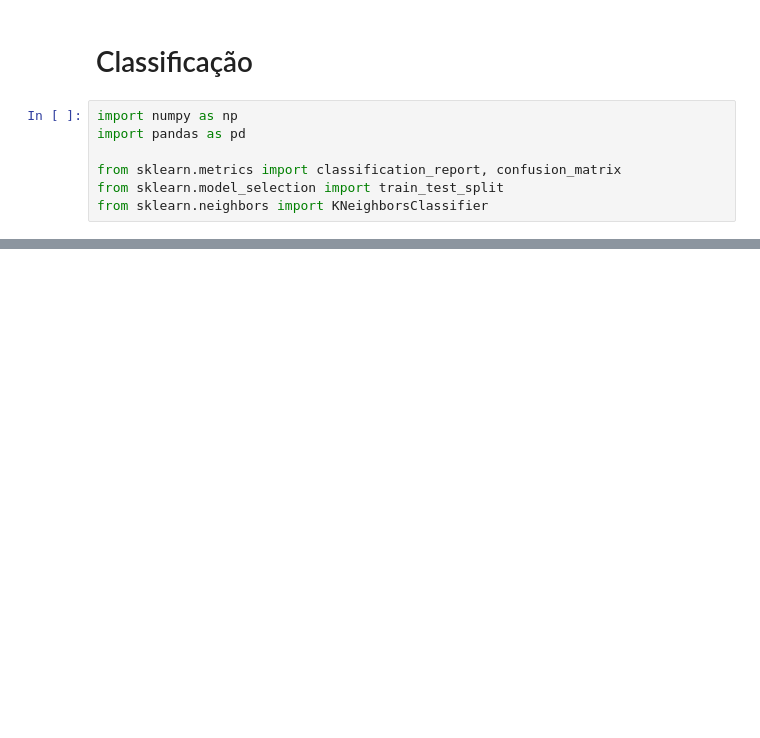
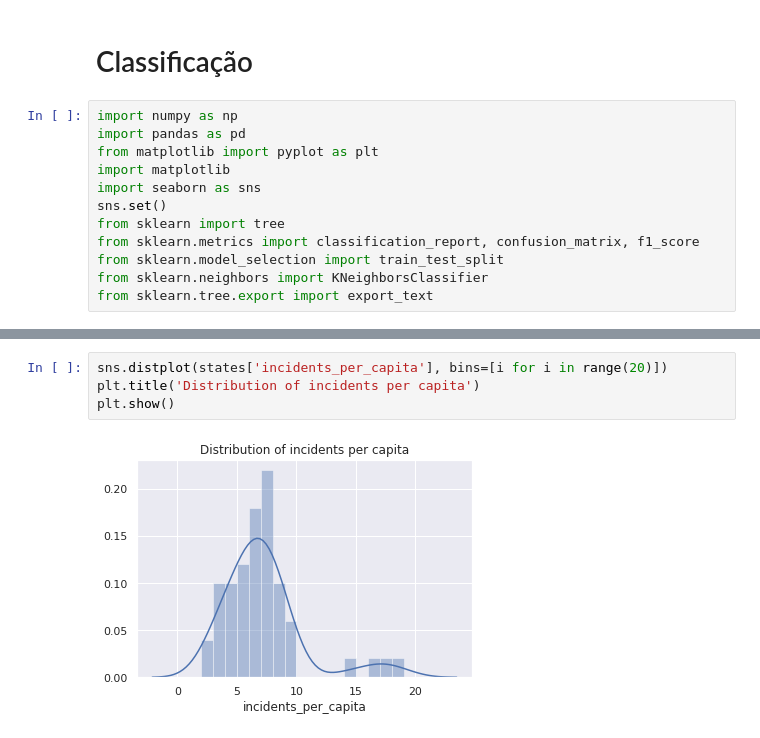
Before and after one commit to PedroPrisxzma/DataScience-Project, a Jupyter notebook: notebooks/Classification.ipynb, the cells around one changed output, grey strips where cells are left out. Cells and saved outputs as stored; diff of their text form; blank space fills up the shorter version.

Commit message:
Atualizada classificação, 2 metodos KNN e Decision tree

```diff
--- a/notebooks/Classification.ipynb
+++ b/notebooks/Classification.ipynb
@@ -3,10 +3,15 @@
 # %%
 import numpy as np
 import pandas as pd
-
-from sklearn.metrics import classification_report, confusion_matrix
+from matplotlib import pyplot as plt
+import matplotlib
+import seaborn as sns
+sns.set()
+from sklearn import tree
+from sklearn.metrics import classification_report, confusion_matrix, f1_score
 from sklearn.model_selection import train_test_split
 from sklearn.neighbors import KNeighborsClassifier
+from sklearn.tree.export import export_text
 # %%
 # Load gun laws dataset
 gun_laws = pd.read_csv('../databases/gun_laws.zip', compression='zip')
@@ -32,0 +32,6 @@ states = pd.read_csv('../databases/states.zip', compression='zip')
+# %%
+sns.distplot(states['incidents_per_capita'], bins=[i for i in range(20)])
+plt.title('Distribution of incidents per capita')
+plt.show()
+# %% [output]
+[figure, added]
```
Also changed, not shown: parts of 7 cells of this notebook.
